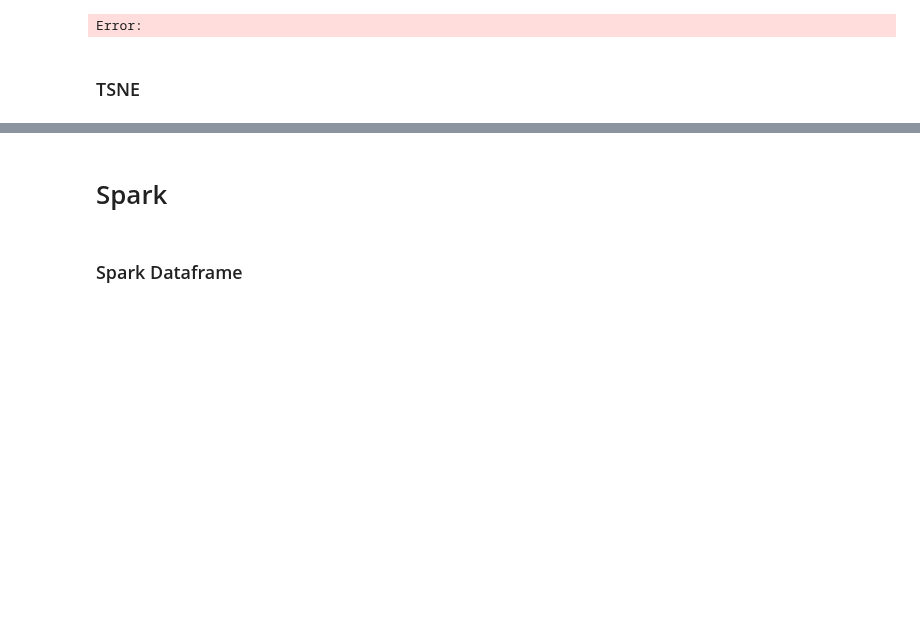
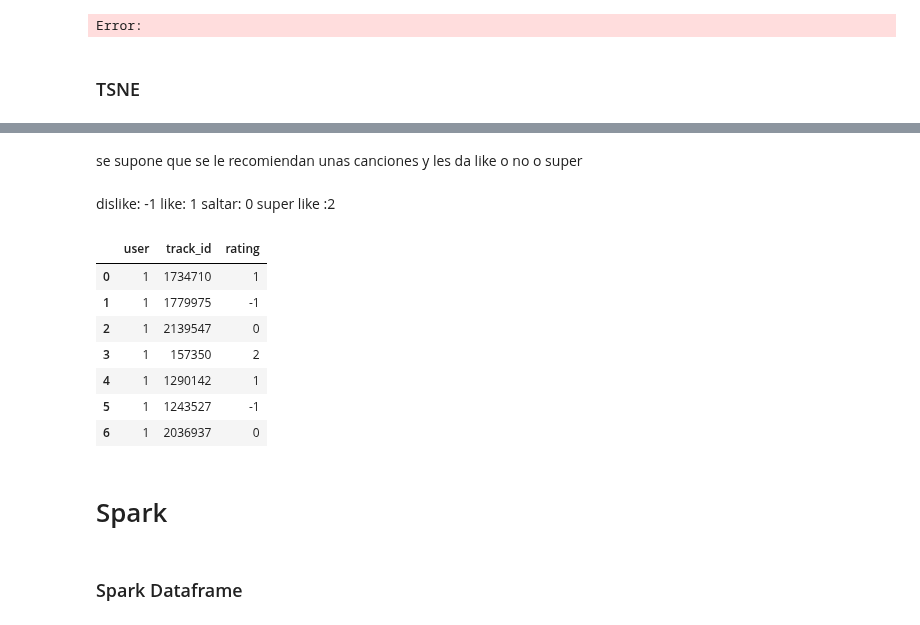
Before and after one commit to enekobarod/Suggestify, a Jupyter notebook: Suggestify/Suggestify.ipynb, the cells around one changed output, grey strips where cells are left out. Cells and saved outputs as stored; diff of their text form; code cells hidden in the pictures; blank space fills up the shorter version.

Commit message:
usuario ankeando canciones random

```diff
--- a/Suggestify/Suggestify.ipynb
+++ b/Suggestify/Suggestify.ipynb
@@ -171,3 +169,31 @@ plt.show()
+# %% [markdown]
+se supone que se le recomiendan unas canciones y les da like o no o super
+# %% [markdown]
+dislike: -1
+like: 1
+saltar: 0
+super like :2
+# %%
+ratings=pd.DataFrame( columns=["user", "track_id", "rating"])
+# %%
+while ratings.shape[0] < 7:
+    num_aleatorio = random.randint(1, 2200000)
+    input_usuario = input(f"Ingrese un valor para la fila {ratings.shape[0]+1}: ")
+
+    nueva_fila = [1, num_aleatorio, input_usuario]
+
+    ratings.loc[ratings.shape[0]] = nueva_fila
+# %%
+ratings
+# %% [output]
+|  | user | track_id | rating |
+| 0 | 1 | 1734710 | 1 |
+| 1 | 1 | 1779975 | -1 |
+| 2 | 1 | 2139547 | 0 |
+| 3 | 1 | 157350 | 2 |
+| 4 | 1 | 1290142 | 1 |
+| 5 | 1 | 1243527 | -1 |
+| 6 | 1 | 2036937 | 0 |
 # %% [markdown]
 # Spark
 # %% [markdown]
```
Also changed, not shown: parts of 5 cells of this notebook.
